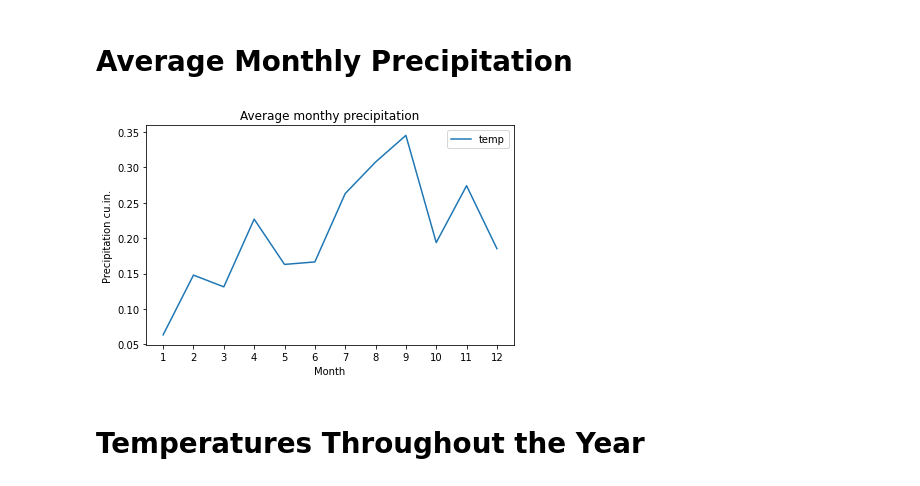
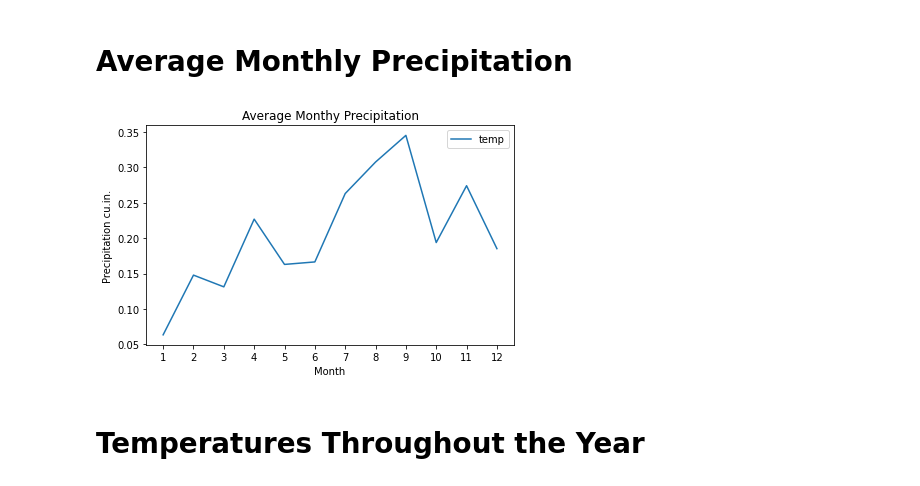
Before and after one commit to FreshOats/surfs_up, a Jupyter notebook: SurfsUp_Challenge.ipynb, the cells around one changed output. Cells and saved outputs as stored; diff of their text form; code cells hidden in the pictures.

```diff
--- a/SurfsUp_Challenge.ipynb
+++ b/SurfsUp_Challenge.ipynb
@@ -120,26 +120,26 @@ dec_df.describe()
 # %%
 last_two_years = dt.date(2017, 8, 23) - dt.timedelta(days=730)
 
 
 year_rain = session.query(extract('month', Measurement.date), func.avg(Measurement.prcp))\
     .filter(Measurement.date >= last_two_years)\
     .group_by(extract('month', Measurement.date)).all()
 
 
 year_rain_df = pd.DataFrame(year_rain, columns=['month', 'temp'])
 year_rain_df.set_index(year_rain_df['month'], inplace=True)
 year_rain_df.drop(columns='month', inplace=True)
 year_rain_df.sort_index()
 
 year_rain_df.plot()
-plt.title("Average monthy precipitation")
+plt.title("Average Monthy Precipitation")
 plt.xlabel("Month")
 plt.xticks(np.arange(1, 12.5, step=1))
 plt.ylabel("Precipitation cu.in.")
 plt.tight_layout()
 plt.show()
 # %% [output]
-[figure, old version]
+[figure, new version]
 # %% [markdown]
 # Temperatures Throughout the Year
 # %%
```
Also changed, not shown: parts of 11 cells of this notebook, 11 other files.
